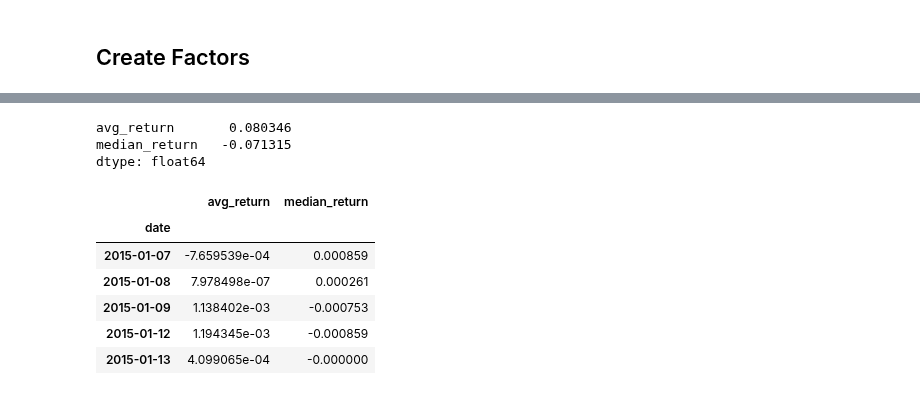
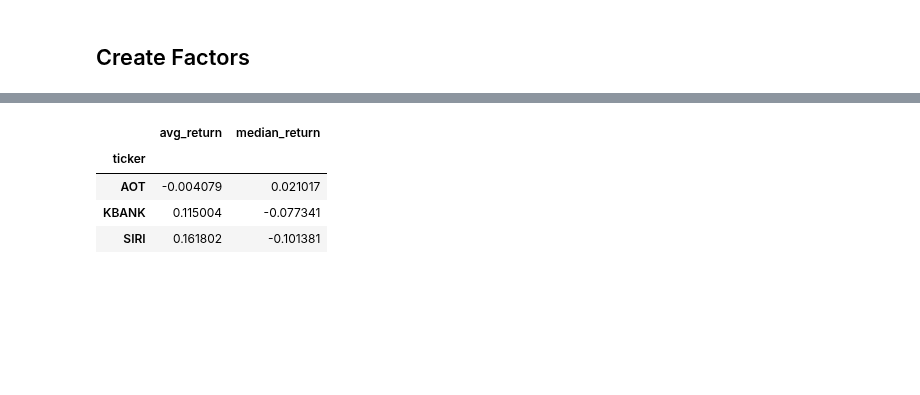
Before and after one commit to pasinsiri/quant-investment, a Jupyter notebook: alpha_factor.ipynb, the cells around one changed output, grey strips where cells are left out. Cells and saved outputs as stored; diff of their text form; code cells hidden in the pictures; blank space fills up the shorter version.

```diff
--- a/alpha_factor.ipynb
+++ b/alpha_factor.ipynb
@@ -204,2 +193,10 @@ ma_df = price_df.rolling(N_DATE).mean().mul(-1).dropna(axis = 0)
+# %%
+def get_factor_exposure(factor_return, asset_return, return_residual:bool = False):
+    lr = LinearRegression()
+    lr.fit(factor_return, asset_return)
+    if return_residual:
+        return lr.coef_, lr.residual
+    else:
+        return lr.coef_
 # %%
 # use average daily return and median daily return to predict AOT prices
@@ -219,21 +216,17 @@ assert single_return_df.shape[0] == predictors.shape[0], 'Number of rows do not
-# %%
-# fit OLS
-model = sm.OLS(single_return_df, predictors).fit()
-model.params
-# %% [output]
-avg_return       0.080346
-median_return   -0.071315
-dtype: float64
-# %%
-# calculate common return of AOT using our two factors
-common_return_df = predictors * model.params
-common_return_df.index = return_dates
-common_return_df.head()
-# %% [output]
-|  | avg_return | median_return |
-| date |  |  |
-| 2015-01-07 | -7.659539e-04 | 0.000859 |
-| 2015-01-08 | 7.978498e-07 | 0.000261 |
-| 2015-01-09 | 1.138402e-03 | -0.000753 |
-| 2015-01-12 | 1.194345e-03 | -0.000859 |
-| 2015-01-13 | 4.099065e-04 | -0.000000 |
+# %%
+# fit OLS
+factor_names = factor_df.columns
+factor_exposures = []
+for ticker in selected_return_df.columns:
+    single_return_df = selected_return_df[ticker]
+    factor_exposure = get_factor_exposure(factor_df, single_return_df)
+    factor_exposures.append(factor_exposure)
+factor_exposure_df = pd.DataFrame(factor_exposures, columns = factor_names, index = selected_return_df.columns)
+# %%
+factor_exposure_df
+# %% [output]
+|  | avg_return | median_return |
+| ticker |  |  |
+| AOT | -0.004079 | 0.021017 |
+| KBANK | 0.115004 | -0.077341 |
+| SIRI | 0.161802 | -0.101381 |
```
Also changed, not shown: parts of 25 cells of this notebook.
